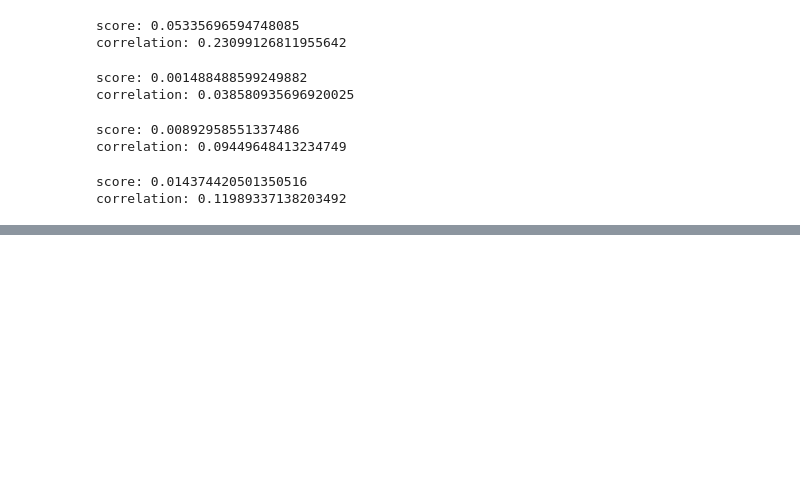
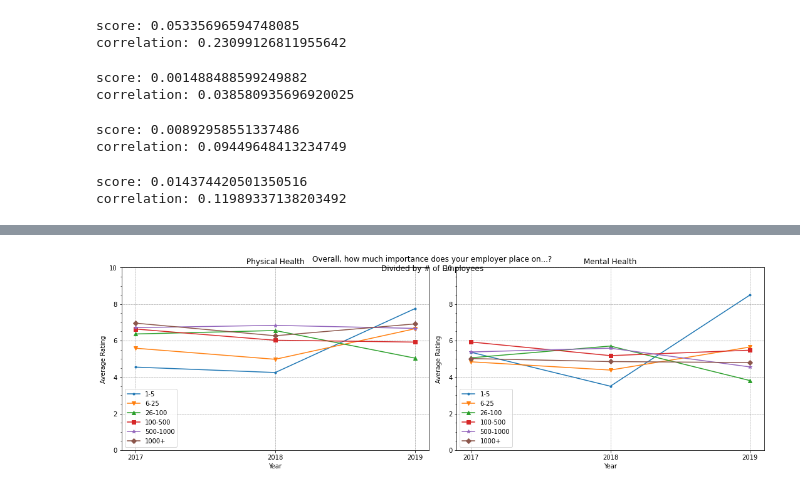
Before and after one commit to mich-matocha/data-therapy, a Jupyter notebook: Final.ipynb, the cells around one changed output, grey strips where cells are left out. Cells and saved outputs as stored; diff of their text form; code cells hidden in the pictures; blank space fills up the shorter version.

```diff
--- a/Final.ipynb
+++ b/Final.ipynb
@@ -928,0 +1073,29 @@ correlation: 0.11989337138203492
+# %%
+fig, (left, right) = plt.subplots(1, 2, figsize=(15,5))
+q6X_markers = ['.', 'v', '^', 's', '*', 'D']
+
+for i, (k, v) in enumerate(company_size.items()):
+    left.plot(q6X_X, q64_m_171819[k], label=v, marker=q6X_markers[i])
+left.set_xlabel('Year')
+left.set_ylabel('Average Rating')
+left.set_ylim(0, 10)
+left.set_yticks(np.arange(0, 10, 0.5), minor=True)
+left.grid(which='major', linestyle=':', linewidth='0.5', color='black')
+left.legend()
+left.set_title('Physical Health')
+
+for i, (k, v) in enumerate(company_size.items()):
+    right.plot(q6X_X, q65_m_171819[k], label=v, marker=q6X_markers[i])
+right.set_xlabel('Year')
+right.set_ylabel('Average Rating')
+right.set_ylim(0, 10)
+right.set_yticks(np.arange(0, 10, 0.5), minor=True)
+right.grid(which='major', linestyle=':', linewidth='0.5', color='black')
+right.legend(loc='lower left')
+right.set_title('Mental Health')
+
+plt.suptitle('Overall, how much importance does your employer place on...?\nDivided by # of Employees')
+plt.tight_layout()
+plt.show()
+# %% [output]
+[figure, added]
```
Also changed, not shown: parts of 36 cells of this notebook.
